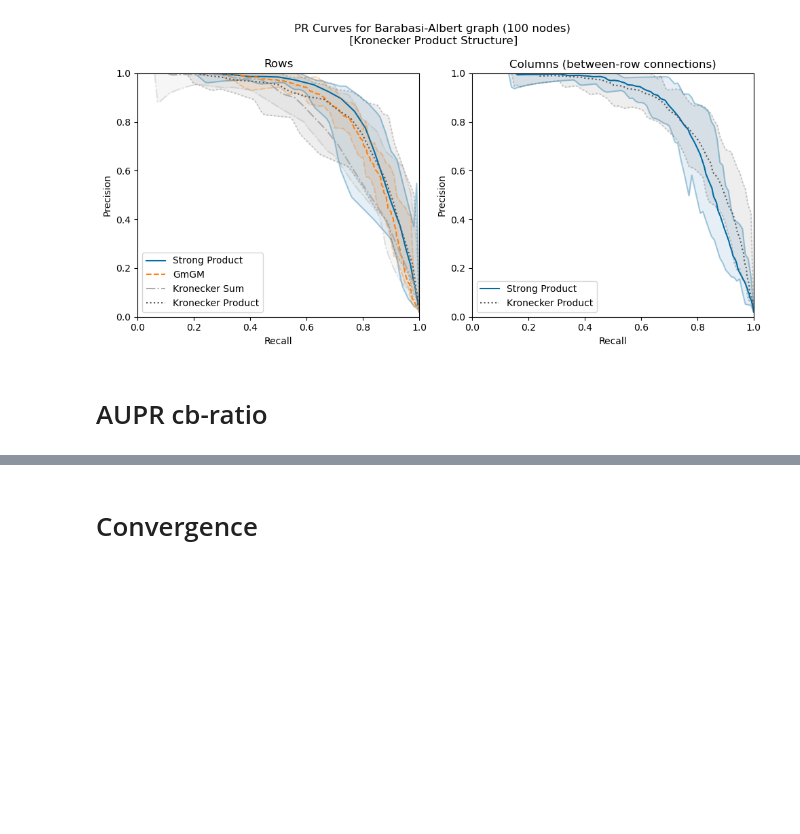
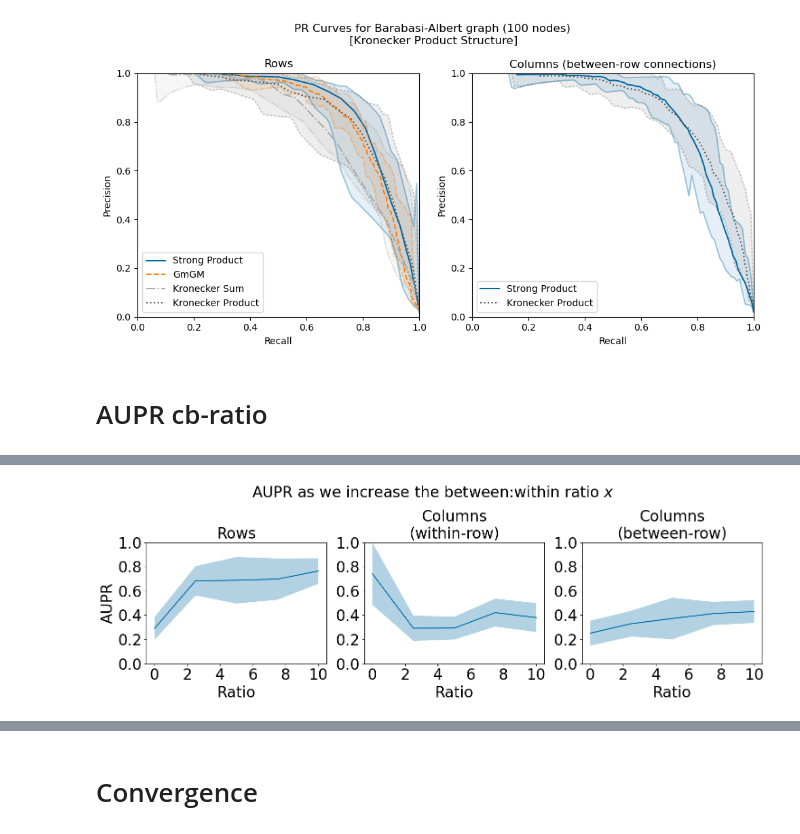
Before and after one commit to BaileyAndrew/Strong-Product-Model, a Jupyter notebook: synthetic.ipynb, the cells around one changed output, grey strips where cells are left out. Cells and saved outputs as stored; diff of their text form; code cells hidden in the pictures; blank space fills up the shorter version.

```diff
--- a/synthetic.ipynb
+++ b/synthetic.ipynb
@@ -958,3 +1024,92 @@ def aupr(
         rs_cb.append(xs_cb)
 
     return auc(xs_r, ys_r), auc(xs_cw, ys_cw), auc(xs_cb, ys_cb)
+# %%
+# This is a quick tester cell to ensure the figure gets generated properly.
+
+random.seed(SEED)
+np.random.seed(SEED)
+
+# Create a random graph
+num_nodes = 10
+num_trials = 10
+cb_ratios = np.linspace(0.01, 10, 5)
+
+aus_1 = []
+aus_2w = []
+aus_2b = []
+aus_1_var = []
+aus_2w_var = []
+aus_2b_var = []
+
+for i, cb_ratio in enumerate(cb_ratios):
+    graph1 = ig.Graph.Barabasi(n=num_nodes)
+    graph2 = ig.Graph.Barabasi(n=num_nodes)
+    graph3 = ig.Graph.Barabasi(n=num_nodes)
+    if i % 2 == 0:
+        print(f"Iteration {i+1}, Ratio {cb_ratio}")
+    _aus_1 = []
+    _aus_2w = []
+    _aus_2b = []
+    for trial in range(num_trials):
+        au_1, au_2w, au_2b = aupr(
+            num_nodes,
+            [graph1, graph2, graph3],
+            cb_cw_ratio=cb_ratio
+        )
+        _aus_1.append(au_1)
+        _aus_2w.append(au_2w)
+        _aus_2b.append(au_2b)
+    aus_1.append(np.mean(_aus_1))
+    aus_2w.append(np.mean(_aus_2w))
+    aus_2b.append(np.mean(_aus_2b))
+    aus_1_var.append(np.var(_aus_1 - aus_1[-1]))
+    aus_2w_var.append(np.var(_aus_2w - aus_2w[-1]))
+    aus_2b_var.append(np.var(_aus_2b - aus_2b[-1]))
+
+fig, (ax1, ax2, ax3) = plt.subplots(ncols=3, figsize=(15, 5))
+ax1.plot(cb_ratios, aus_1, label="Rows")
+ax1.set_title("Rows")
+ax2.plot(cb_ratios, aus_2w, label="Columns (within-row)")
+ax2.set_title("Columns\n(within-row)")
+ax3.plot(cb_ratios, aus_2b, label="Columns (between-row)")
+ax3.set_title("Columns\n(between-row)")
+ax1.set_xlabel("Ratio")
+ax2.set_xlabel("Ratio")
+ax3.set_xlabel("Ratio")
+ax1.set_ylabel("AUPR")
+
+ax1.fill_between(
+    cb_ratios,
+    np.array(aus_1) - np.sqrt(np.array(aus_1_var)),
+    np.array(aus_1) + np.sqrt(np.array(aus_1_var)),
+    alpha=0.3
+)
+ax2.fill_between(
+    cb_ratios,
+    np.array(aus_2w) - np.sqrt(np.array(aus_2w_var)),
+    np.array(aus_2w) + np.sqrt(np.array(aus_2w_var)),
+    alpha=0.3
+)
+ax3.fill_between(
+    cb_ratios,
+    np.array(aus_2b) - np.sqrt(np.array(aus_2b_var)),
+    np.array(aus_2b) + np.sqrt(np.array(aus_2b_var)),
+    alpha=0.3
+)
+
+ax1.set_ylim(0, 1)
+ax2.set_ylim(0, 1)
+ax3.set_ylim(0, 1)
+
+# Increase font size
+for ax in [ax1, ax2, ax3]:
+    for item in ([ax.title, ax.xaxis.label, ax.yaxis.label] +
+                 ax.get_xticklabels() + ax.get_yticklabels()):
+        item.set_fontsize(24)
+
+fig.suptitle("AUPR as we increase the between:within ratio $x$", size=24)
+fig.tight_layout()
+
+fig.savefig('./out_figs/synthetic/TEST2.pdf', bbox_inches="tight")
+# %% [output]
@@ -961,3 +1119,4 @@ def aupr(
+[figure, added]
 # %%
 random.seed(SEED)
 np.random.seed(SEED)
```
Also changed, not shown: parts of 13 cells of this notebook, 5 other files.
